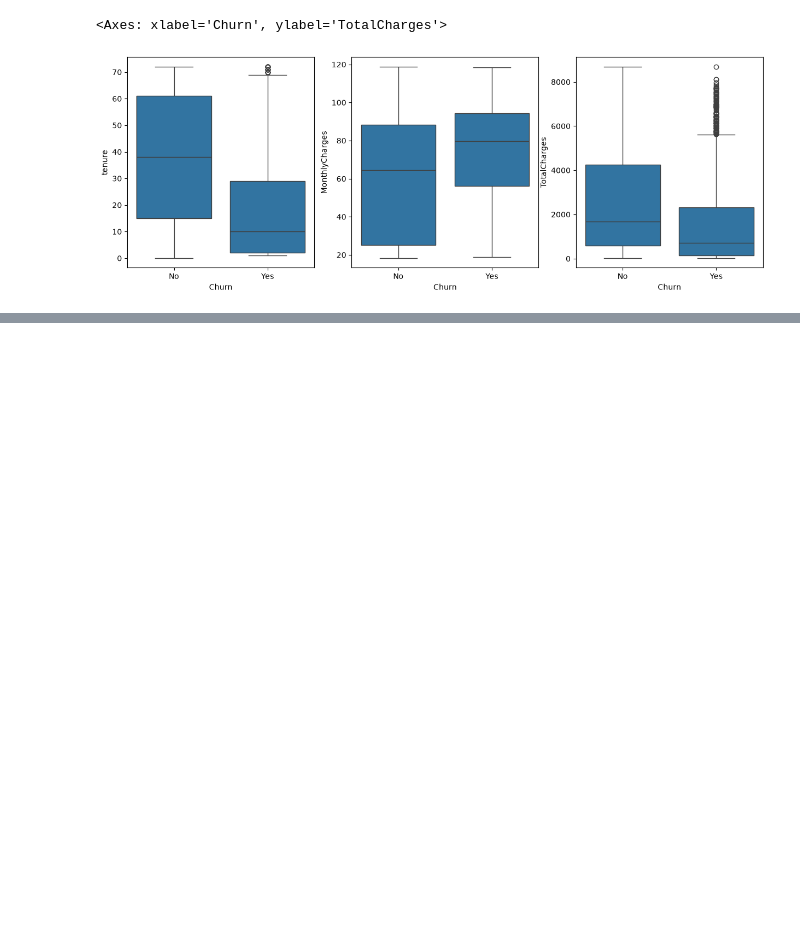
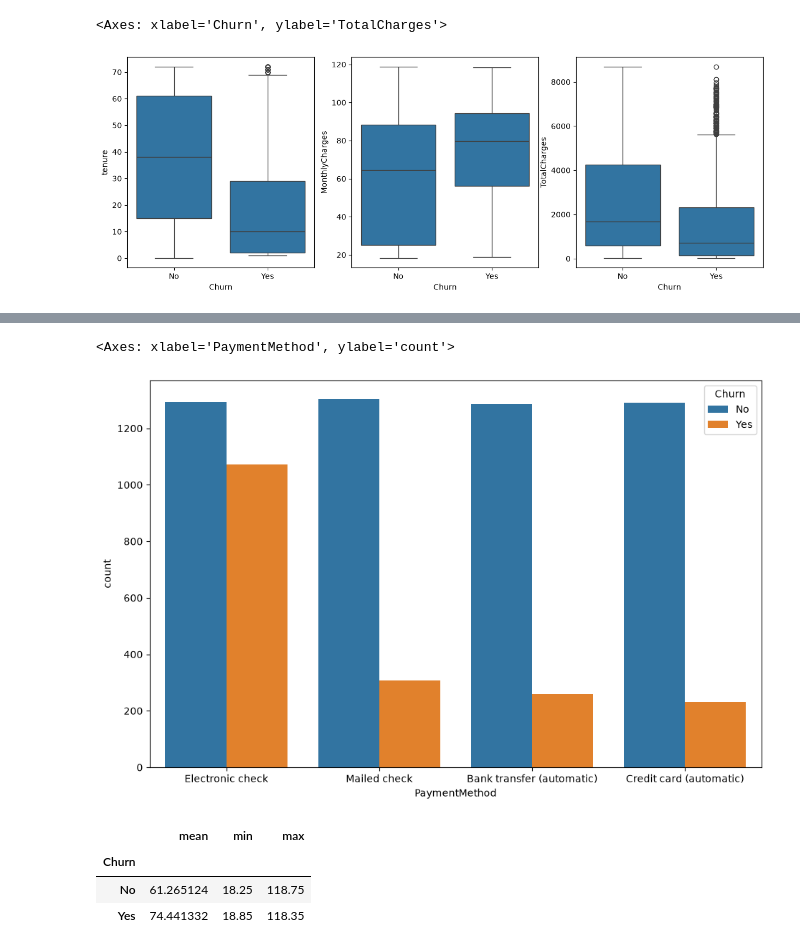
Before and after one commit to Maaahdi-Mohseni/customer-intelligence-platform, a Jupyter notebook: notebooks/01_data_exploration.ipynb, the cells around one changed output, grey strips where cells are left out. Drawn from its saved outputs; the diff is of its cells as text; code cells hidden in the pictures; blank space fills up the shorter version.

```diff
--- a/notebooks/01_data_exploration.ipynb
+++ b/notebooks/01_data_exploration.ipynb
@@ -64,0 +102,13 @@ sns.boxplot(x='Churn', y='TotalCharges', data=df, ax=axes[2])
+# %%
+plt.figure(figsize=(11,7))
+sns.countplot(data = df , x='PaymentMethod' , hue='Churn')
+# %% [output]
+<Axes: xlabel='PaymentMethod', ylabel='count'>
+[figure, added]
+# %%
+df.groupby('Churn')['MonthlyCharges'].agg(['mean' , 'min' , 'max'])
+# %% [output]
+|  | mean | min | max |
+| Churn |  |  |  |
+| No | 61.265124 | 18.25 | 118.75 |
+| Yes | 74.441332 | 18.85 | 118.35 |
```
Also changed, not shown: parts of 27 cells of this notebook.
